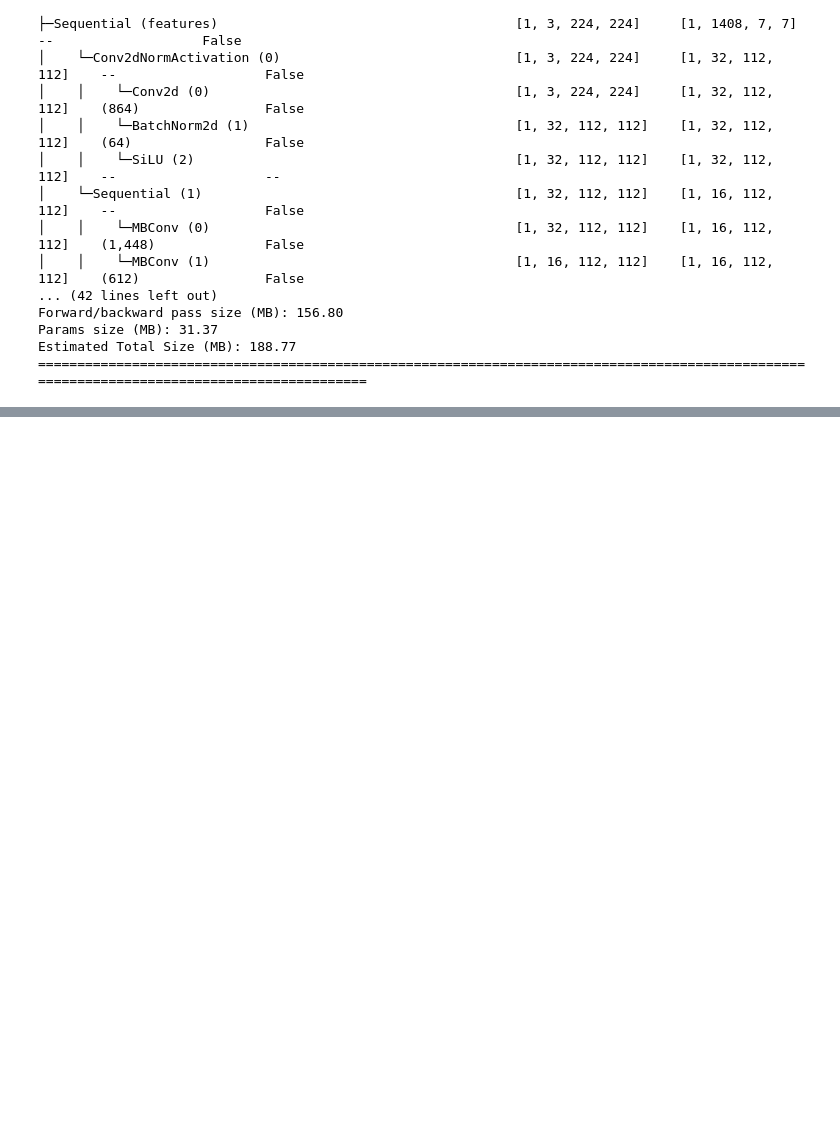
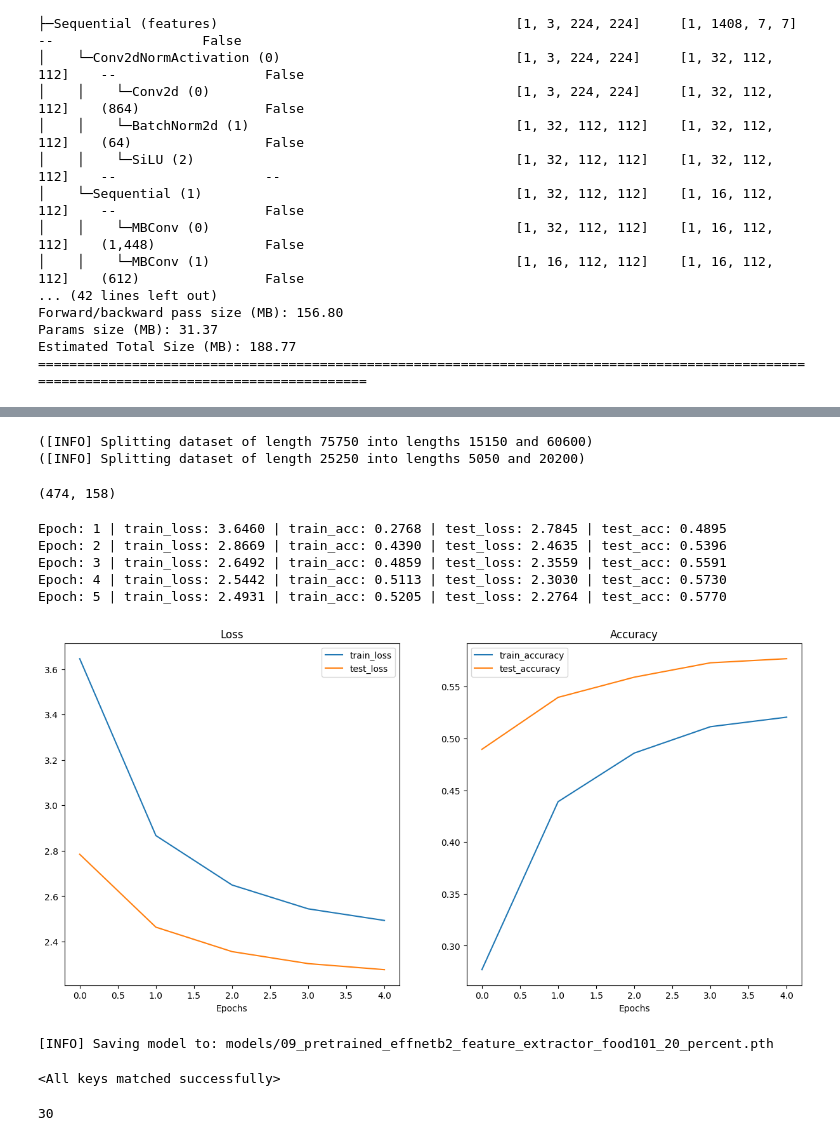
Before and after one commit to abdrhmner/deep-learning-by-pytorch, a Jupyter notebook: model_deploy.ipynb, the cells around one changed output, grey strips where cells are left out. Cells and saved outputs as stored; diff of their text form; code cells hidden in the pictures; blank space fills up the shorter version.

```diff
--- a/model_deploy.ipynb
+++ b/model_deploy.ipynb
@@ -1043,0 +1060,71 @@ Estimated Total Size (MB): 188.77
+# %%
+from torch.utils.data import random_split, DataLoader
+import torchvision
+def split_dataset (dataset:torchvision.datasets,
+                   split_size:float=0.2
+                   ,seed:int=42):
+    length_1=int(len(dataset)*split_size)
+    length_2=len(dataset)-length_1
+    print (f"([INFO] Splitting dataset of length {len(dataset)} into lengths {length_1} and {length_2})")
+    random_split_1,random_split_2=torch.utils.data.random_split(dataset,
+                                                                lengths=[length_1,length_2],generator=torch.manual_seed(seed))
+    return random_split_1,random_split_2
+# %%
+train_data_food101_20_percent, _ = split_dataset(dataset=train_data, split_size=0.2, seed=42)
+test_data_food101_20_percent, _ = split_dataset(dataset=test_data, split_size=0.2, seed=42)
+# %% [output]
+([INFO] Splitting dataset of length 75750 into lengths 15150 and 60600)
+([INFO] Splitting dataset of length 25250 into lengths 5050 and 20200)
+# %%
+import torch
+
+batch_size=32
+train_dataloader_food101_percent=torch.utils.data.DataLoader(dataset=train_data_food101_20_percent,
+                                                            batch_size=batch_size,
+                                                            shuffle=True,
+                                                            num_workers=2)
+test_dataloader_food101_percent=torch.utils.data.DataLoader(dataset=test_data_food101_20_percent,
+                                                          batch_size=batch_size,
+                                                          shuffle=False,
+                                                          num_workers=2)
+device = torch.device("mps")
+len(train_dataloader_food101_percent),len(test_dataloader_food101_percent)
+# %% [output]
+(474, 158)
+# %%
+from going_modular.going_modular import engine
+epochs=5
+optimizer=torch.optim.Adam(params=effnetb2_food101.parameters(),
+                           lr=1e-3)
+loss_fn=torch.nn.CrossEntropyLoss(label_smoothing=0.1)
+set_seeds()
+effnetb2_food101_results=engine.train(model=effnetb2_food101,train_dataloader=train_dataloader_food101_percent,test_dataloader=test_dataloader_food101_percent,optimizer=optimizer,loss_fn=loss_fn,epochs=5,device=device)
+# %% [output]
+Epoch: 1 | train_loss: 3.6460 | train_acc: 0.2768 | test_loss: 2.7845 | test_acc: 0.4895
+Epoch: 2 | train_loss: 2.8669 | train_acc: 0.4390 | test_loss: 2.4635 | test_acc: 0.5396
+Epoch: 3 | train_loss: 2.6492 | train_acc: 0.4859 | test_loss: 2.3559 | test_acc: 0.5591
+Epoch: 4 | train_loss: 2.5442 | train_acc: 0.5113 | test_loss: 2.3030 | test_acc: 0.5730
+Epoch: 5 | train_loss: 2.4931 | train_acc: 0.5205 | test_loss: 2.2764 | test_acc: 0.5770
+# %%
+import helper_functions
+from helper_functions import plot_loss_curves
+plot_loss_curves(effnetb2_food101_results)
+# %% [output]
+[figure, added]
+# %%
+from going_modular.going_modular import utils
+effnetb2_food_model101_path = "09_pretrained_effnetb2_feature_extractor_food101_20_percent.pth"
+utils.save_model(model=effnetb2_food101,target_dir="models/",model_name=effnetb2_food_model101_path)
+# %% [output]
+[INFO] Saving model to: models/09_pretrained_effnetb2_feature_extractor_food101_20_percent.pth
+# %%
+loaded_effnetb2_food101,effnetb2_transforms= create_effnetb2_model(num_classes=101)
+loaded_effnetb2_food101.load_state_dict(torch.load("models/09_pretrained_effnetb2_feature_extractor_food101_20_percent.pth"))
+# %% [output]
+<All keys matched successfully>
+# %%
+from pathlib import Path
+pretrained_effnetb2_food101_model_size=Path("models",effnetb2_food_model101_path).stat().st_size//(1024*1024)
+print(pretrained_effnetb2_food101_model_size)
+# %% [output]
+30
```
Also changed, not shown: parts of 23 cells of this notebook, 3 other files.
